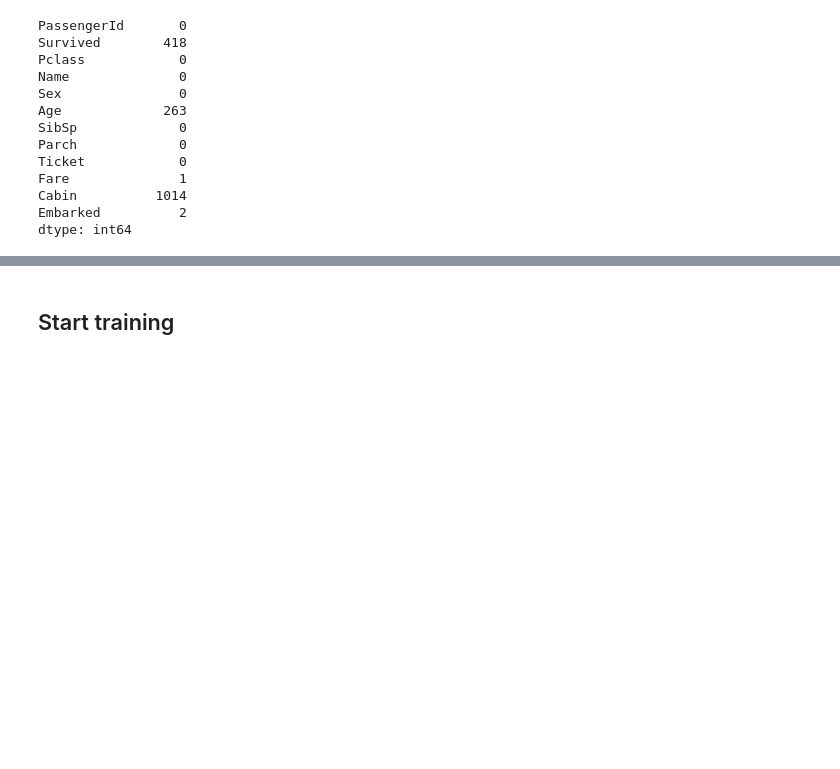
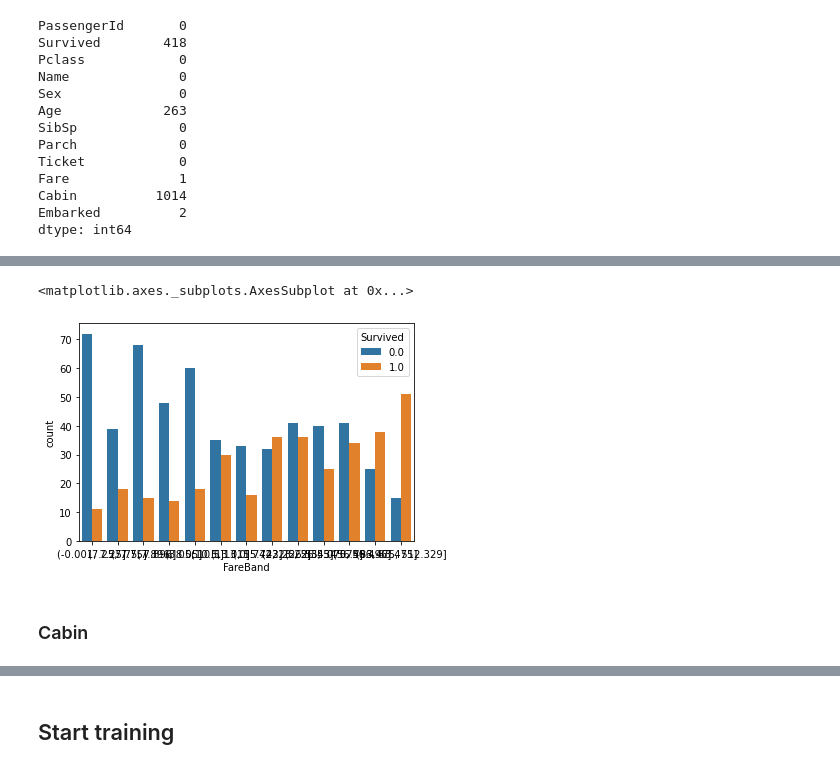
Before and after one commit to tuogy/kaggle-titanic, a Jupyter notebook: main.ipynb, the cells around one changed output, grey strips where cells are left out. Drawn from its saved outputs; the diff is of its cells as text; code cells hidden in the pictures; blank space fills up the shorter version.

```diff
--- a/main.ipynb
+++ b/main.ipynb
@@ -139 +193,9 @@ dataset['Cabin'] = dataset['Cabin'].fillna('X').map(lambda x: x[0])
+# %%
+dataset['FareBand'] = pd.qcut(dataset['Fare'], 13)
+sns.countplot(x='FareBand', hue='Survived', data=dataset)
+# %% [output]
+<matplotlib.axes._subplots.AxesSubplot at 0x...>
+[figure, added]
+# %% [markdown]
+### Cabin
 # %%
```
Also changed, not shown: parts of 46 cells of this notebook.
